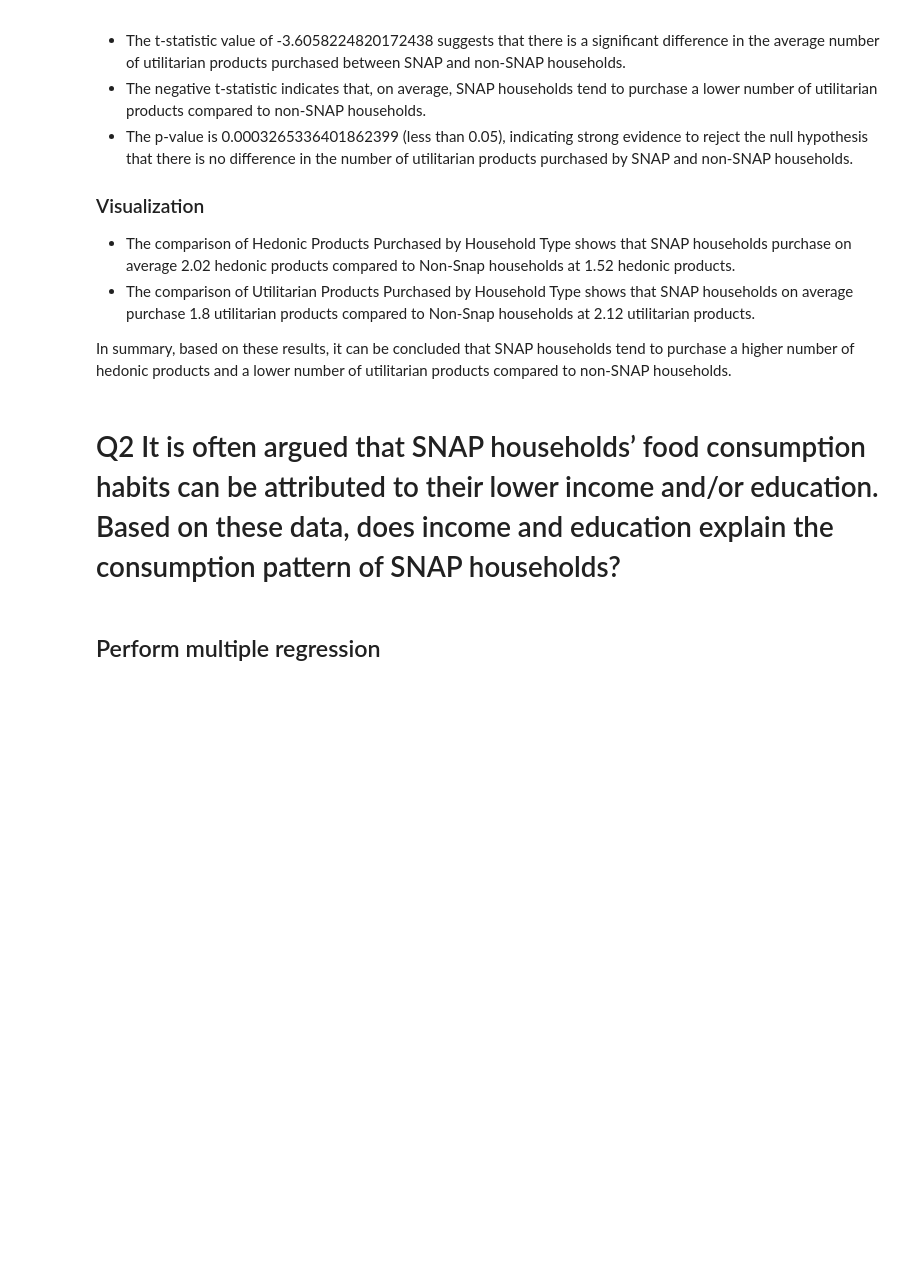
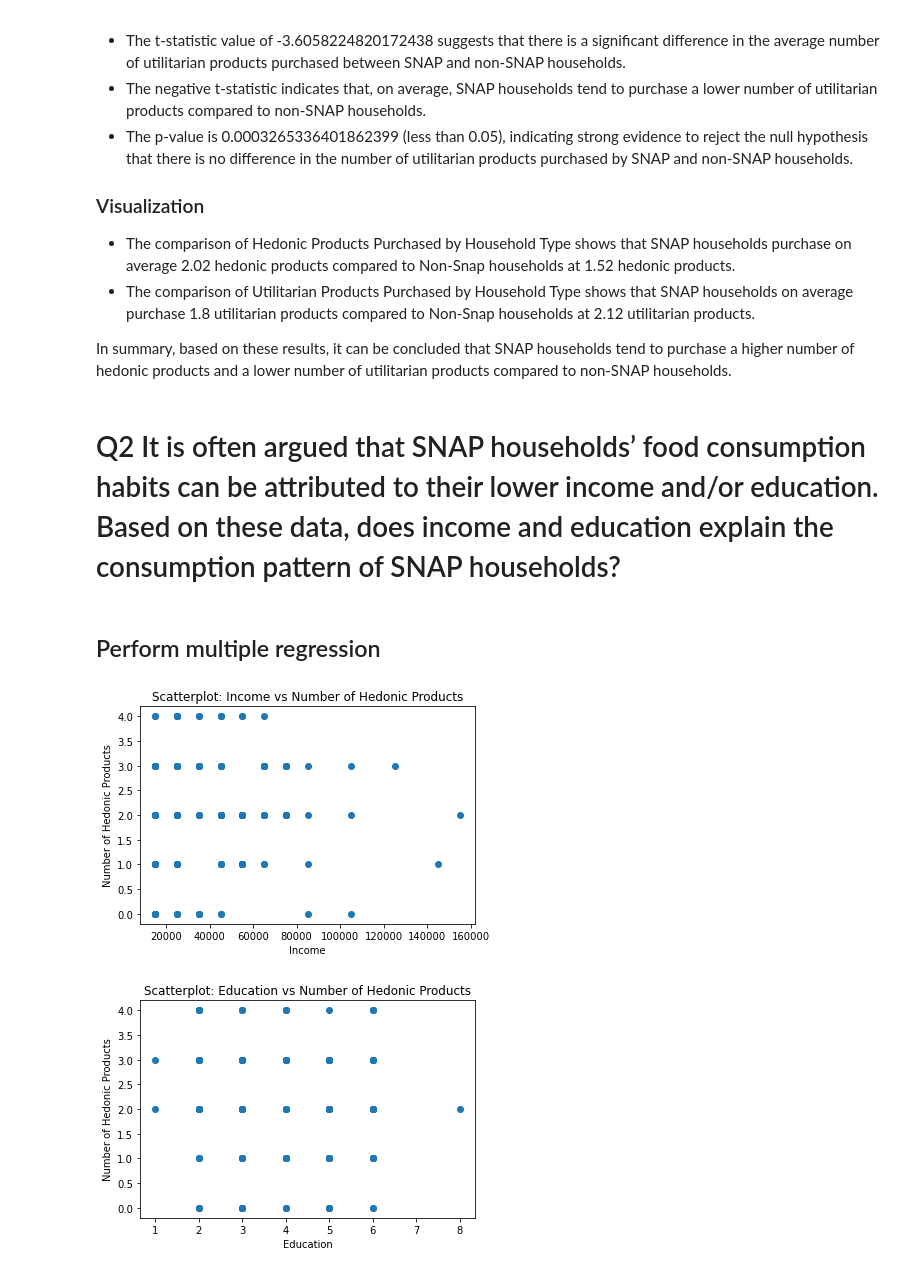
Before and after one commit to franklinjtan/Food-Stamps-Consumer-Behavior-Analysis, a Jupyter notebook: code/main.ipynb, the cells around one changed output. Drawn from its saved outputs; the diff is of its cells as text; code cells hidden in the pictures; blank space fills up the shorter version.

```diff
--- a/code/main.ipynb
+++ b/code/main.ipynb
@@ -172,25 +172,45 @@ In summary, based on these results, it can be concluded that SNAP households ten
 ## Perform multiple regression
 # %%
 # Prepare the independent variables (income and education)
-independent_vars = ['Logincome', 'Education', 'Degree']
+independent_vars = ['Income', 'Education']
 
 # Prepare the dependent variables (consumption patterns)
 dependent_vars = ['Number_HedonicProducts', 'Number_UtilitarianProducts']
 
 # Subset the data for SNAP households
 snap_data_subset = snap_data[independent_vars + dependent_vars].dropna()
 
 # Add a constant term to the independent variables
 independent_vars_with_const = sm.add_constant(snap_data_subset[independent_vars])
 
 # Perform multiple linear regression for each dependent variable
 for var in dependent_vars:
     model = sm.OLS(snap_data_subset[var], independent_vars_with_const)
     results = model.fit()
+
+     # Scatterplot of income against Number_HedonicProducts
+    if var == 'Number_HedonicProducts':
+        plt.figure()
+        plt.scatter(snap_data_subset['Income'], snap_data_subset[var])
+        plt.xlabel('Income')
+        plt.ylabel('Number of Hedonic Products')
+        plt.title('Scatterplot: Income vs Number of Hedonic Products')
+        plt.show()
+
+    if var == 'Number_HedonicProducts':
+        plt.figure()
+        plt.scatter(snap_data_subset['Education'], snap_data_subset[var])
+        plt.xlabel('Education')
+        plt.ylabel('Number of Hedonic Products')
+        plt.title('Scatterplot: Education vs Number of Hedonic Products')
+        plt.show()
+
     print(f"Dependent Variable: {var}")
     print(results.summary())
     print()
 # %% [output]
+[figure, added]
+[figure, added]
 Dependent Variable: Number_HedonicProducts
                               OLS Regression Results
 ==================================================================================
```
Also changed, not shown: parts of 1 cell of this notebook.
